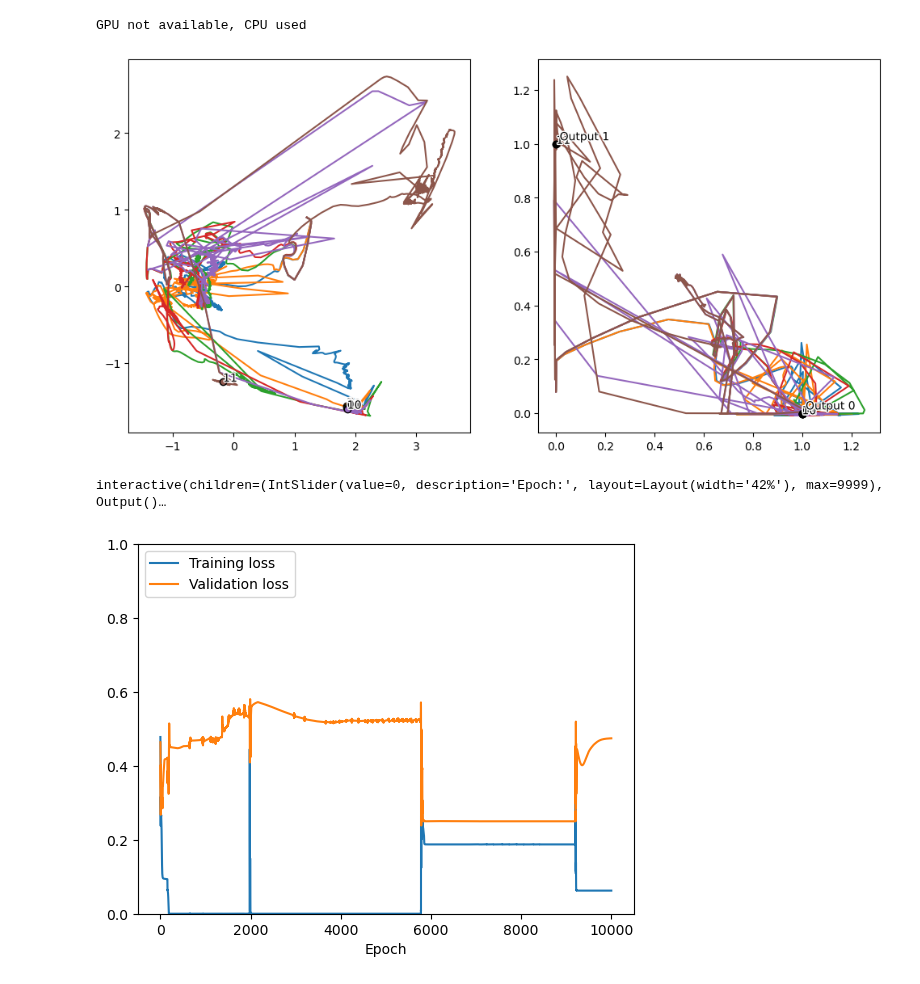
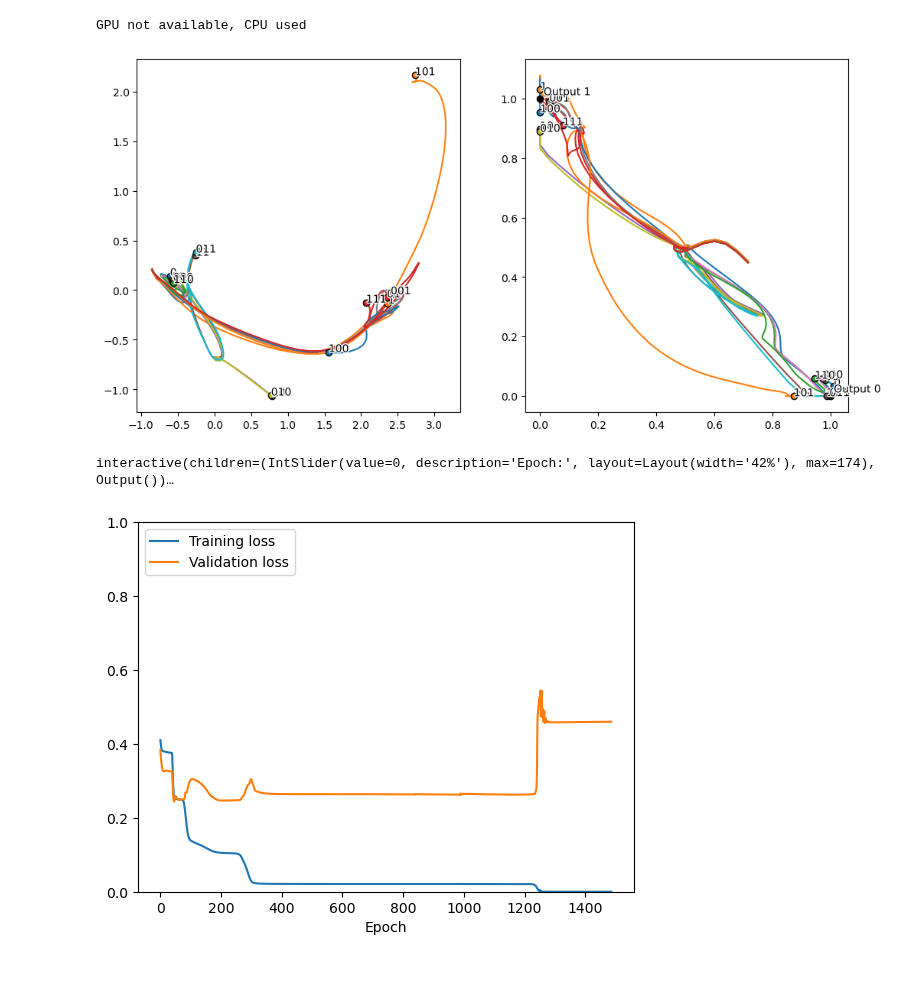
Before and after one commit to loekvanrossem/rnn_structure, a Jupyter notebook: main.ipynb, the cells around one changed output. Drawn from its saved outputs; the diff is of its cells as text; code cells hidden in the pictures.

Commit message:
trackers

```diff
--- a/main.ipynb
+++ b/main.ipynb
@@ -68,64 +74,61 @@ model.encoding = encoding
 ## Train
 
 # Define hyperparameters
-n_epochs = 20000
-lr = 0.005
+n_epochs = 10000
+lr = 0.001
 
 # Define Loss, Optimizer
 criterion = nn.MSELoss()
 optimizer = torch.optim.Adam(model.parameters(), lr=lr)
-
-# Training run
-(
-    train_losses,
-    val_losses,
-    hidden_states,
-    output_values,
-    # grid_hiddens,
-    # grid_outputs,
-) = model.training_run(
-    optimizer,
-    criterion,
-    train_datasets,
-    val_datasets,
-    # grid,
-    n_epochs=n_epochs,
-    batch_size=1000,
-)
+compiler = Compiler(model, criterion, optimizer)
+compiler.trackers = {
+    "loss": ScalarTracker(lambda: compiler.validation(tracked_datasets)),
+    "hidden": ActivationTracker(model, lambda inputs: model(inputs)[1][-1]),
+    "output": ActivationTracker(model, lambda inputs: model(inputs)[0]),
+}
+# %%
+# Training run
+compiler.training_run(
+    train_datasets, tracked_datasets, n_epochs=n_epochs, batch_size=1000
+)
 # %%
-import pandas as pd
-
 ## Show evolution of hidden states
+data_hid = compiler.trackers["hidden"].get_trace()
+data_output = compiler.trackers["output"].get_trace()
 query = "Epoch >= 0"
 query += "and (Dataset > 0)"
-query += "and (Dataset != 3)"
-data_hid = hidden_states.query(query).copy()
-data_output = output_values.query(query).copy()
+# query += "and (Dataset < 3)"
+data_hid = data_hid.query(query).copy()
+data_output = data_output.query(query).copy()
 
 hidden_repr(
     data_hid,
     data_output,
     transform=("PCA", "none"),
     n_labels=0,
     fig_size=6,
     encoding=encoding,
     plot_labels=True,
+    # gif_path="hidden_repr",
 )
 # TODO Plot map A(h)
 # TODO Plot pairwise distances
 # %% [output]
-[figure, old version]
+[figure, new version]
-interactive(children=(IntSlider(value=0, description='Epoch:', layout=Layout(width='42%'), max=9999), Output()…
+interactive(children=(IntSlider(value=0, description='Epoch:', layout=Layout(width='42%'), max=174), Output())…
 # %%
 ## Plot training and validation loss during training
-plt.plot(train_losses, label="Training loss")
-plt.plot(val_losses[:, 0], label="Validation loss")
+loss = compiler.trackers["loss"].get_trace()
+val_loss = loss.query("Dataset==0")[0].to_numpy()
+train_loss = loss.query("Dataset>0").groupby("Epoch").mean()
+plt.plot(train_loss, label="Training loss")
+plt.plot(val_loss, label="Validation loss")
 plt.legend(loc="upper left")
 plt.xlabel("Epoch")
 plt.ylim(0, 1)
 plt.show()
 # %% [output]
-[figure, old version]
+[figure, new version]
 # %%
 ## Plot error per sequence length
 N = 100
```
Also changed, not shown: parts of 6 cells of this notebook, 7 other files.
